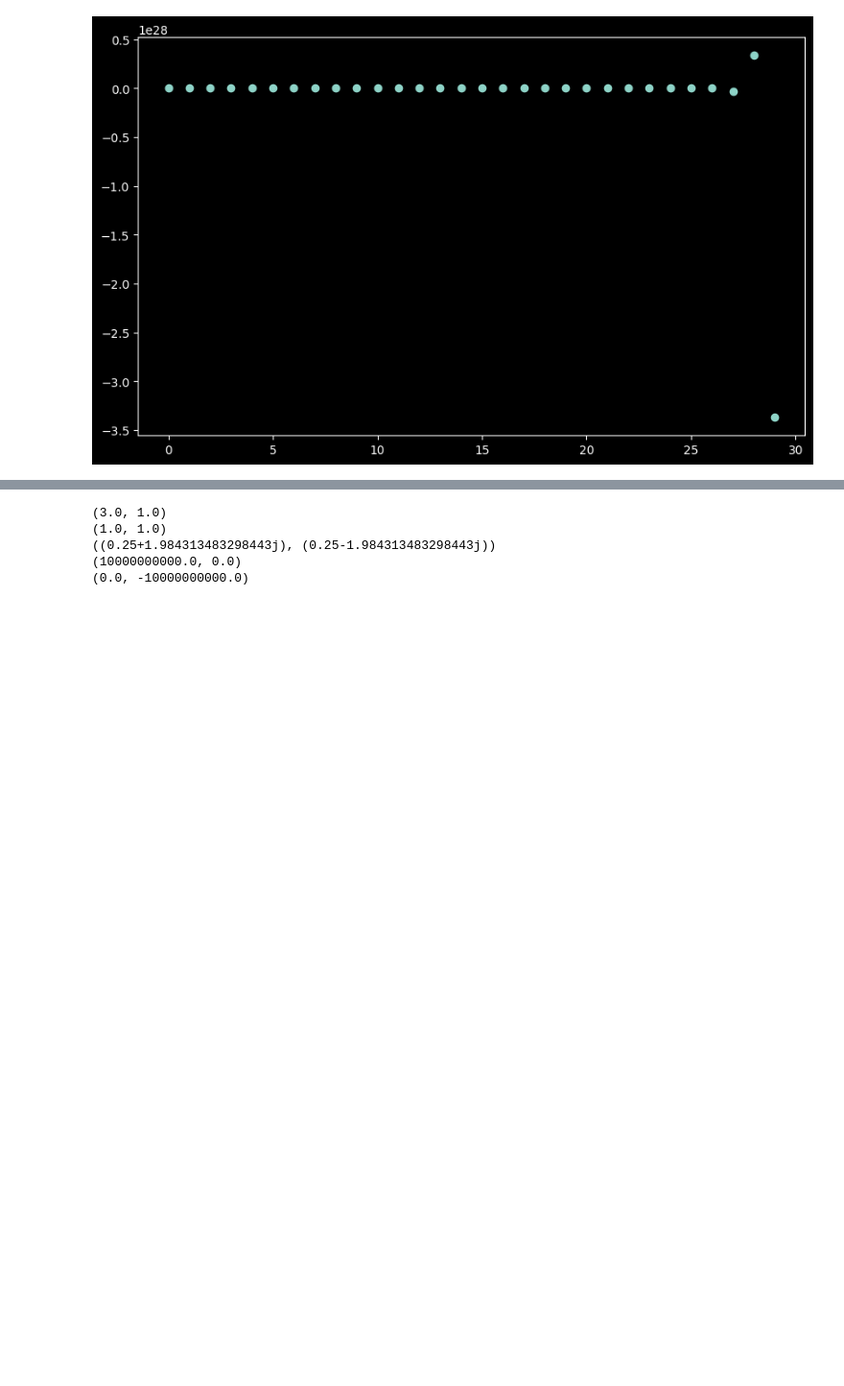
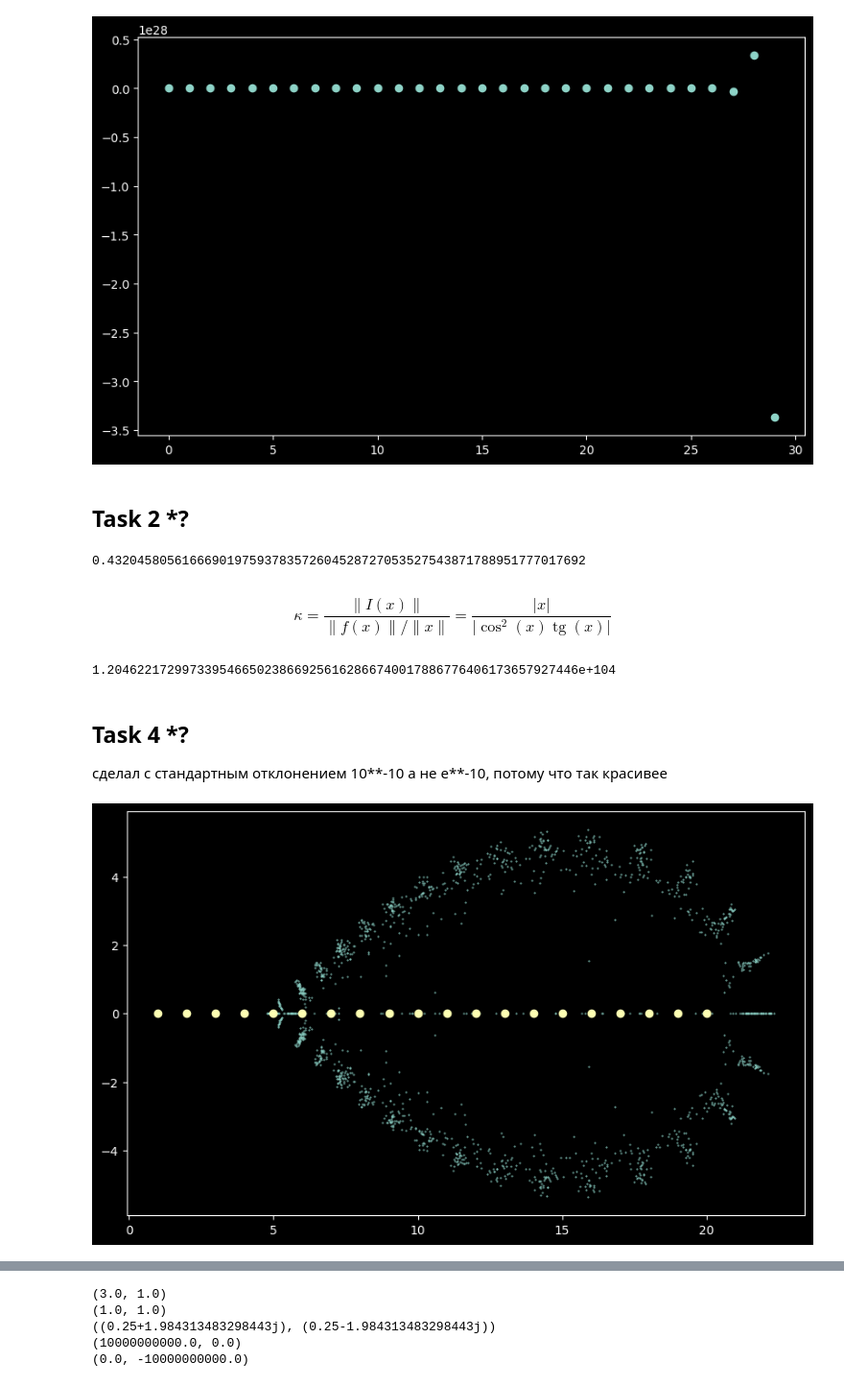
Before and after one commit to mrFendel/NumMethods, a Jupyter notebook: Hometasks/Assignment_4/tasks/Assignment4.ipynb, the cells around one changed output, grey strips where cells are left out. Shown: that part at 96% size. Drawn from its saved outputs; the diff is of its cells as text; code cells hidden in the pictures; blank space fills up the shorter version.

Commit message:
Assignment 4: - task 2,4

```diff
--- a/Hometasks/Assignment_4/tasks/Assignment4.ipynb
+++ b/Hometasks/Assignment_4/tasks/Assignment4.ipynb
@@ -355,3 +355,43 @@ plot_diff(30, 10)
 # %% [output]
 [figure]
 [figure]
+# %% [markdown]
+## Task 2 *?
+# %%
+from mpmath import *
+mp.dps = 64
+x = mp.power(10, 100)
+print(mp.tan(x))
+# %% [output]
+0.4320458056166690197593783572604528727053527543871788951777017692
+# %% [markdown]
+$$
+\kappa=\frac{\|I(x)\|}{\|f(x)\| /\|x\|}=\frac{|x|}{\left|\cos ^2(x) \operatorname{tg}(x)\right|}
+$$
+# %%
+kappa = x / (mp.power(mp.cos(x),100) * mp.tan(x))
+print(kappa)
+# %% [output]
+1.204622172997339546650238669256162866740017886776406173657927446e+104
+# %% [markdown]
+## Task 4 *?
+
+сделал с стандартным отклонением 10**-10 а не e**-10, потому что так красивее
+# %%
+init_roots = np.arange(1,21)
+init_coefs = np.polynomial.polynomial.polyfromroots(init_roots)
+
+real = np.zeros((20, 100))
+imag = np.zeros_like(real)
+for i in range(100):
+    coefs = np.multiply(init_coefs, np.random.normal(1, 10**-10, 21))
+    roots = np.polynomial.polynomial.polyroots(coefs)
+    real[:,i] = np.real(roots)
+    imag[:,i] = np.imag(roots)
+
+plt.figure(figsize=(10, 6))
+plt.scatter(real.flatten(), imag.flatten(), s=0.2)
+plt.scatter(init_roots, np.zeros(20))
+plt.show()
+# %% [output]
+[figure, added]
```
Also changed, not shown: parts of 3 cells of this notebook.
